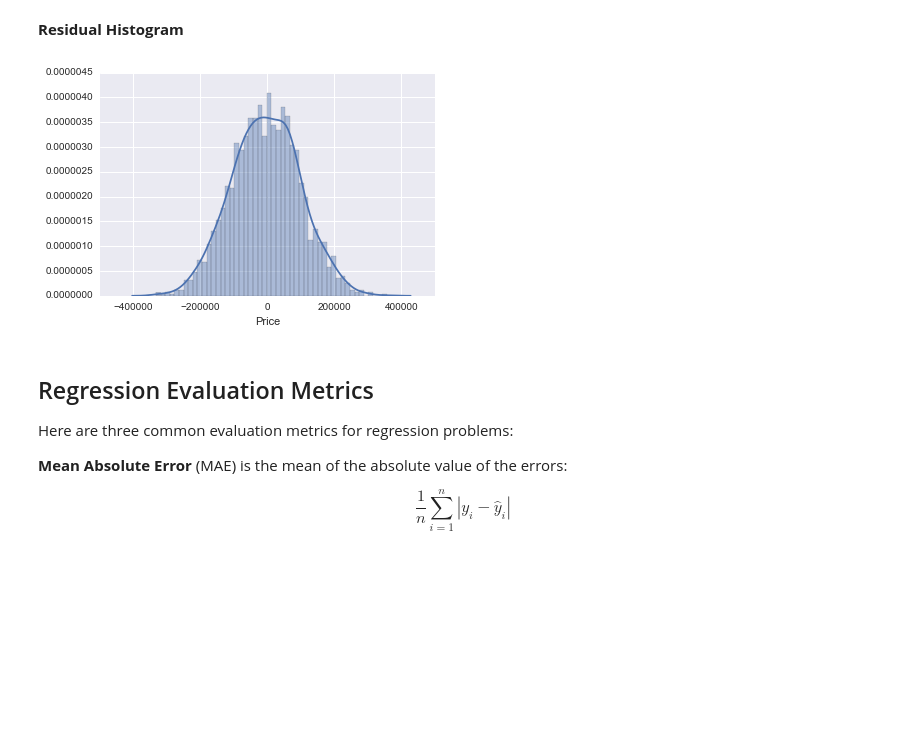
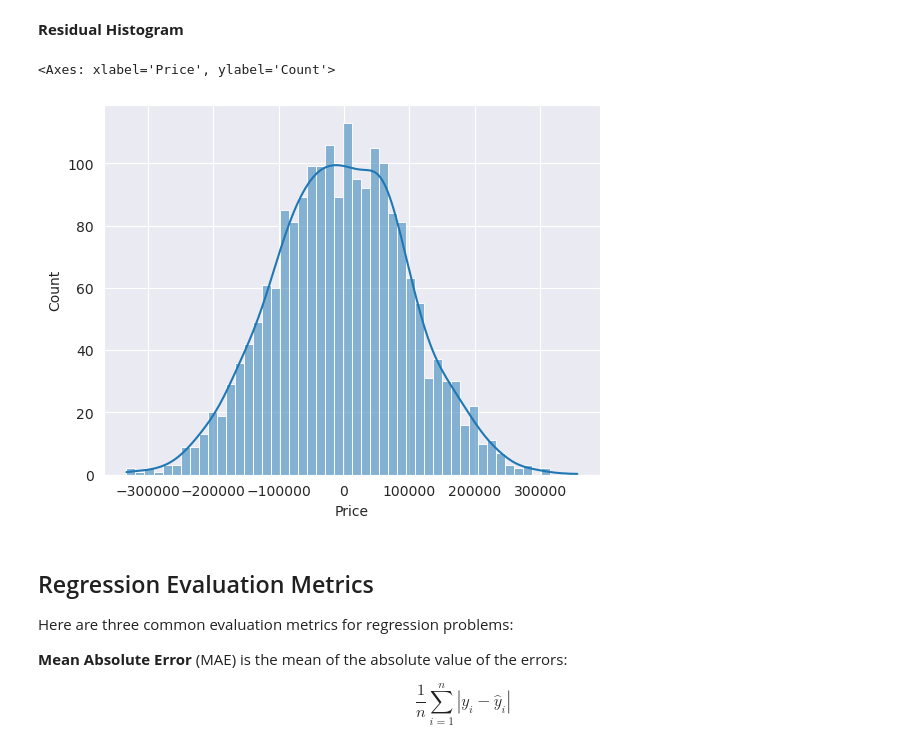
Before and after one commit to LuisReyes98/udemy-machine-learning, a Jupyter notebook: 11-Linear-Regression/01-Linear Regression with Python.ipynb, the cells around one changed output. Drawn from its saved outputs; the diff is of its cells as text; code cells hidden in the pictures; blank space fills up the shorter version.

```diff
--- a/11-Linear-Regression/01-Linear Regression with Python.ipynb
+++ b/11-Linear-Regression/01-Linear Regression with Python.ipynb
@@ -141,8 +136,10 @@ Index(['Avg. Area Income', 'Avg. Area House Age', 'Avg. Area Number of Rooms',
 # %%
 X = USAhousing
 # %%
-X = USAhousing[['Avg. Area Income', 'Avg. Area House Age', 'Avg. Area Number of Rooms',
-               'Avg. Area Number of Bedrooms', 'Area Population']]
+X = USAhousing[[
+    'Avg. Area Income', 'Avg. Area House Age', 'Avg. Area Number of Rooms',
+    'Avg. Area Number of Bedrooms', 'Area Population',
+]]
 y = USAhousing['Price']
 # %% [markdown]
 ## Train Test Split
@@ -151,10 +148,17 @@ Now let's split the data into a training set and a testing set. We will train ou
 # %%
 from sklearn.model_selection import train_test_split
 # %%
-X_train, X_test, y_train, y_test = train_test_split(X, y, test_size=0.4, random_state=101)
+X_train, X_test, y_train, y_test = train_test_split(
+    X,
+    y,
+    test_size=0.4,
+    random_state=101,
+)
 # %% [markdown]
 ## Creating and Training the Model
 # %%
 from sklearn.linear_model import LinearRegression
 # %%
 lm = LinearRegression()
+# %%
+lm.fit(X_train, y_train)
@@ -210,9 +258,16 @@ plt.scatter(y_test,predictions)
 # %% [markdown]
 **Residual Histogram**
+# %%
+sns.set_style('darkgrid')
 # %%
-sns.distplot((y_test-predictions),bins=50);
+sns.histplot(
+    (y_test - predictions),
+    bins=50,
+    kde=True,
+)
 # %% [output]
+<Axes: xlabel='Price', ylabel='Count'>
-[figure, old version]
+[figure, new version]
 # %% [markdown]
 ## Regression Evaluation Metrics
 
```
Also changed, not shown: parts of 16 cells of this notebook.
